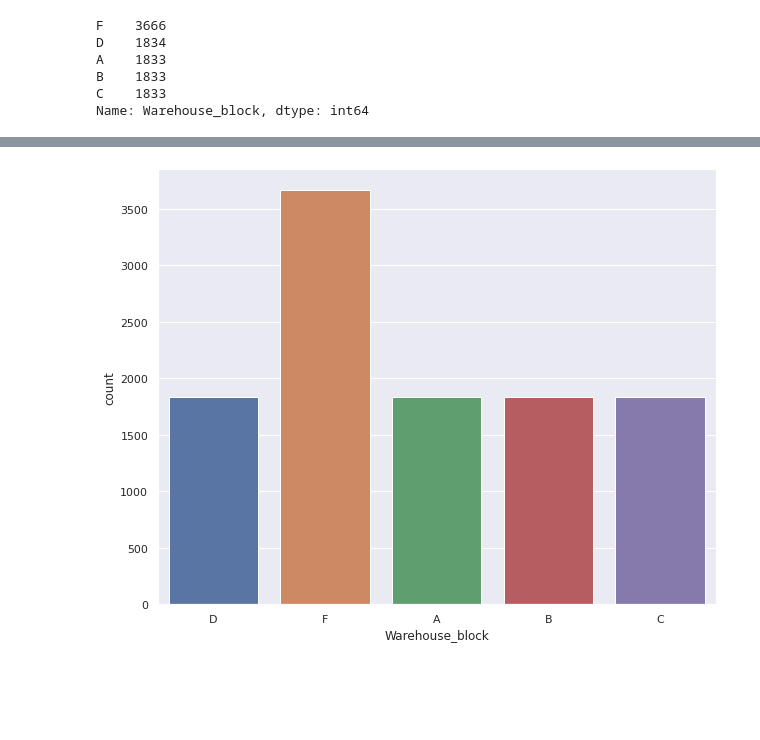
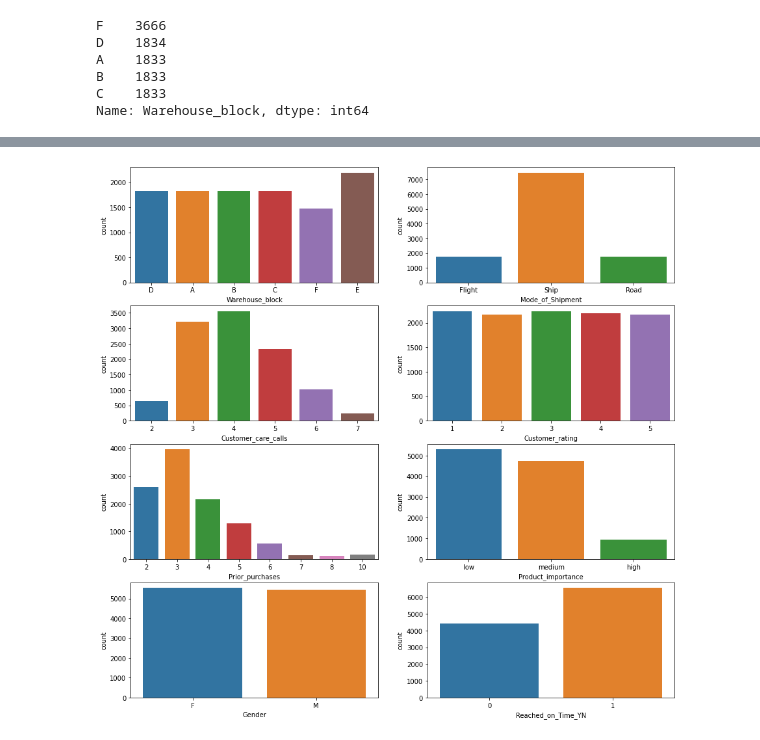
Before and after one commit to vkekd25/KBDB_Project_E_Commerce, a Jupyter notebook: E_commerce_project.ipynb, the cells around one changed output, grey strips where cells are left out. Cells and saved outputs as stored; diff of their text form; code cells hidden in the pictures; blank space fills up the shorter version.

```diff
--- a/E_commerce_project.ipynb
+++ b/E_commerce_project.ipynb
@@ -166 +172,20 @@ Name: Warehouse_block, dtype: int64
+# %%
+def toStr(x):
+  x = str(x)
+  if x == '0':
+    return x.replace('0', 'E')
+  if x == '1':
+    return x.replace('1', 'F')
+# %%
+df_EF1['Warehouse_block_new'] = df_EF1.Warehouse_block_new.apply(toStr)
+df_EF1 = df_EF1.drop('Warehouse_block', axis = 1)
+df_EF1 = df_EF1[['ID', 'Warehouse_block_new','Mode_of_Shipment', 'Customer_care_calls', 'Customer_rating',
+       'Cost_of_the_Product', 'Prior_purchases', 'Product_importance',
+       'Gender', 'Discount_offered', 'Weight_in_gms', 'Reached_on_Time_YN']]
+
+df_EF1 = df_EF1.rename(columns={'Warehouse_block_new':'Warehouse_block'})
+
+df = pd.concat([df, df_EF1])
+df = df.reset_index()
+df = df.drop('index', axis = 1)
 # %%
@@ -188,7 +207,15 @@ Index(['ID', 'Warehouse_block', 'Mode_of_Shipment', 'Customer_care_calls',
-# %%
-import seaborn as sns
-
-sns.set(rc={'figure.figsize':(10,8)})
-sns.countplot(x = df.iloc[:,1]);
-# %% [output]
-[figure, removed]
+# %%
+features = ['Warehouse_block', 'Mode_of_Shipment', 'Customer_care_calls',
+       'Customer_rating', 'Prior_purchases',
+       'Product_importance', 'Gender', 'Reached_on_Time_YN']
+plt.figure(figsize = (15, 15))
+k = 1
+
+for i in range(len(features)):
+  if k <= 8:
+    ax = plt.subplot(4, 2, k)
+    sns.countplot(x = features[i], data = df)
+    k += 1
+plt.show()
+# %% [output]
+[figure, added]
```
Also changed, not shown: parts of 53 cells of this notebook.
